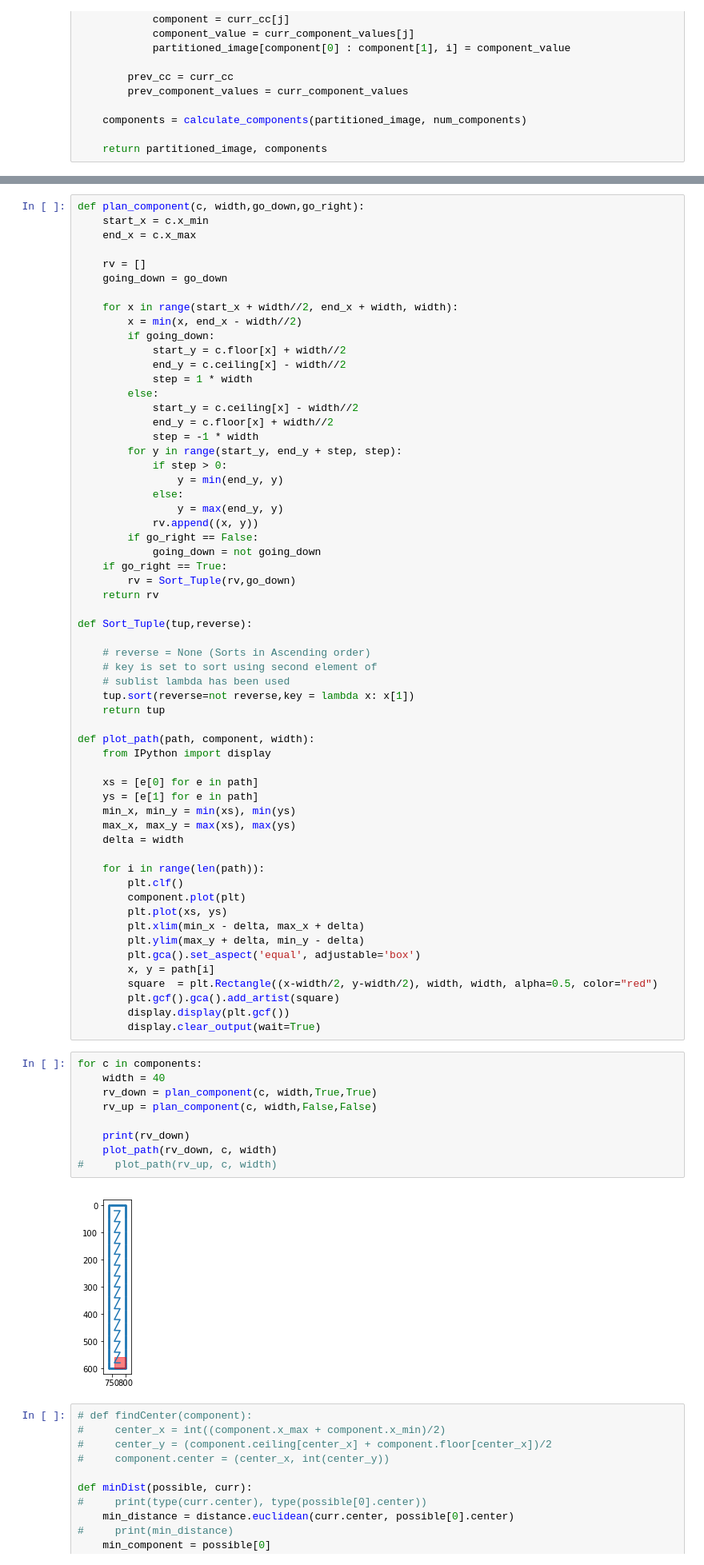
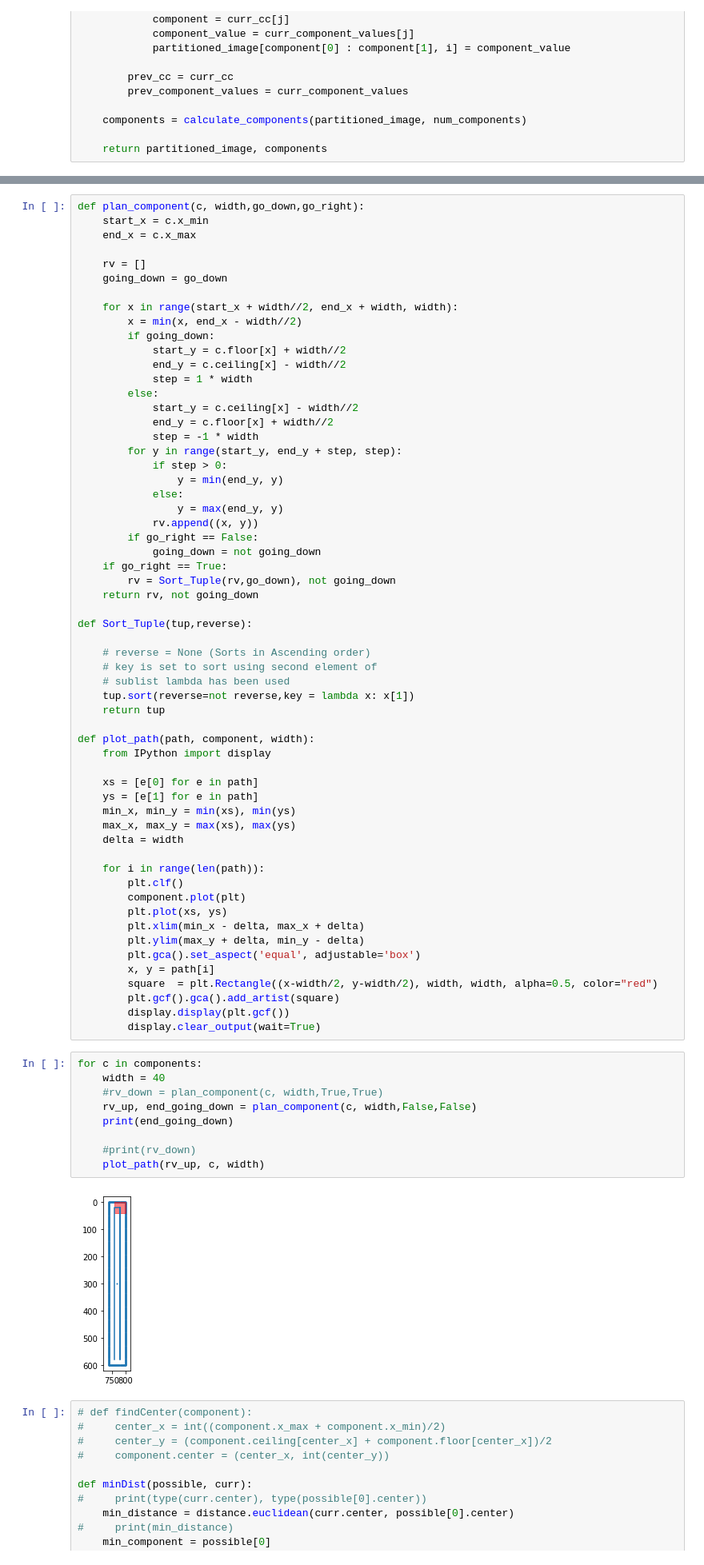
Before and after one commit to k-ravuri/swept, a Jupyter notebook: planning/planning.ipynb, the cells around one changed output, grey strips where cells are left out. Shown at 80% size. Cells and saved outputs as stored; diff of their text form.

Commit message:
Update planning notebook to connect paths

```diff
--- a/planning/planning.ipynb
+++ b/planning/planning.ipynb
@@ -363,8 +366,8 @@ def plan_component(c, width,go_down,go_right):
         if go_right == False:
             going_down = not going_down
     if go_right == True:
-        rv = Sort_Tuple(rv,go_down)
-    return rv
+        rv = Sort_Tuple(rv,go_down), not going_down
+    return rv, not going_down
 
 def Sort_Tuple(tup,reverse):
 
@@ -398,14 +401,14 @@ def plot_path(path, component, width):
 # %%
 for c in components:
     width = 40
-    rv_down = plan_component(c, width,True,True)
-    rv_up = plan_component(c, width,False,False)
+    #rv_down = plan_component(c, width,True,True)
+    rv_up, end_going_down = plan_component(c, width,False,False)
+    print(end_going_down)
 
-    print(rv_down)
-    plot_path(rv_down, c, width)
-#     plot_path(rv_up, c, width)
+    #print(rv_down)
+    plot_path(rv_up, c, width)
 # %% [output]
-[figure, old version]
+[figure, new version]
 # %%
 # def findCenter(component):
 #     center_x = int((component.x_max + component.x_min)/2)
```
Also changed, not shown: parts of 7 cells of this notebook.
